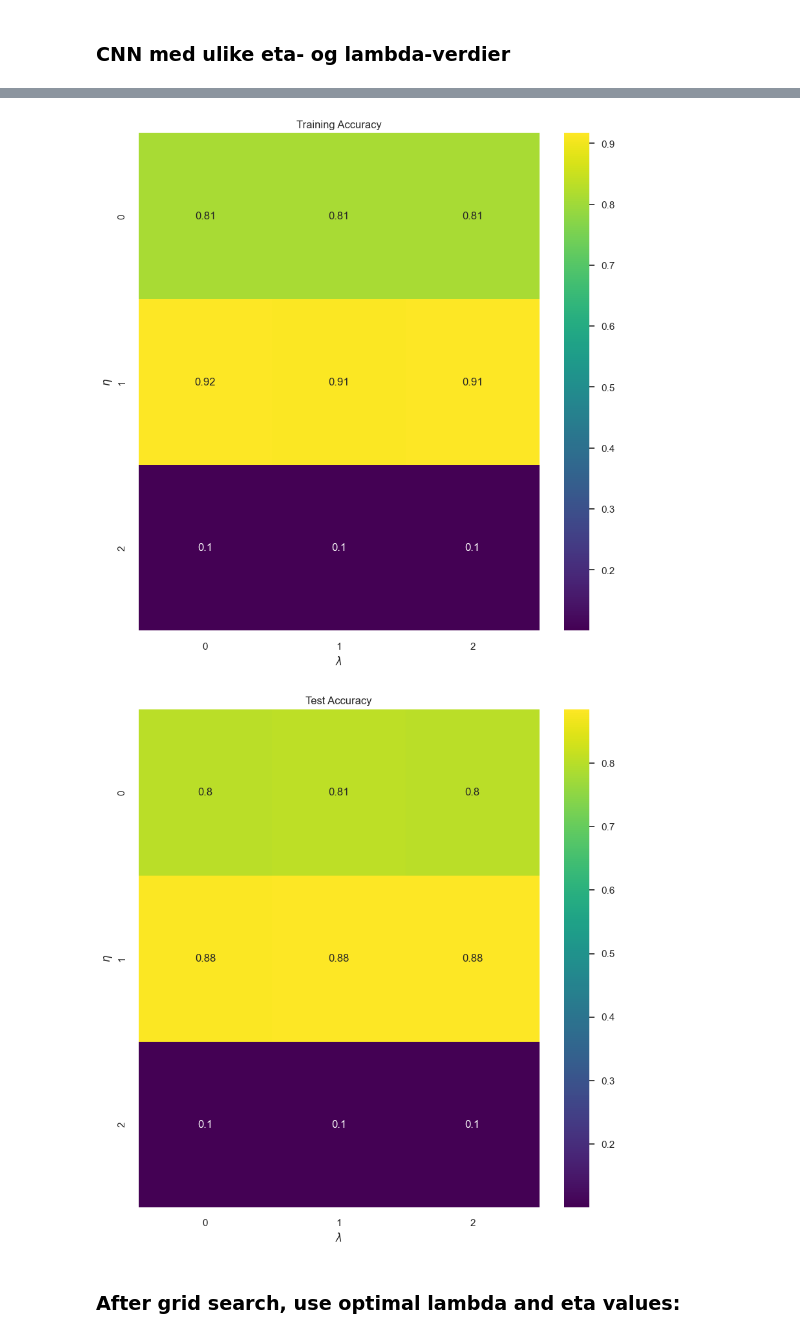
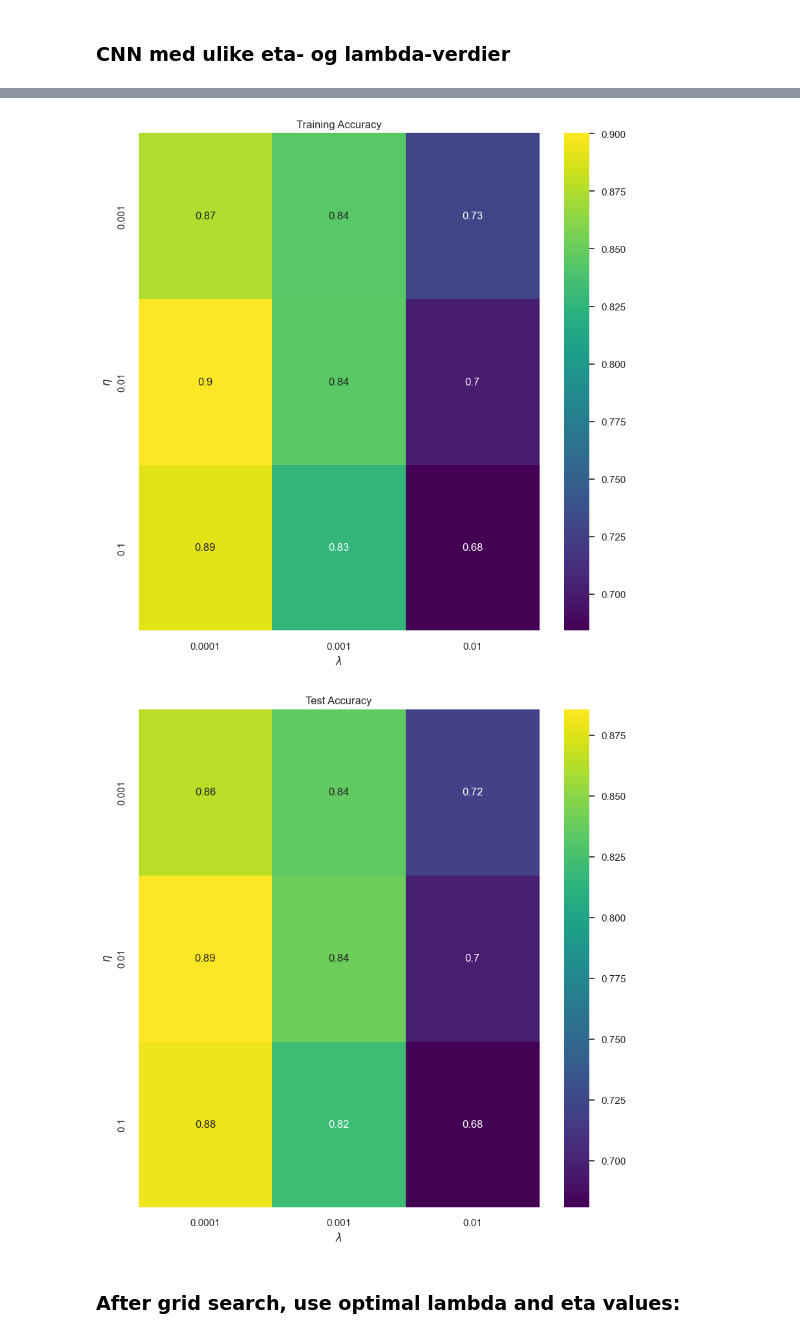
Before and after one commit to trudehalv/FYS_STK4155_project_3, a Jupyter notebook: src/CNN.ipynb, the cells around one changed output, grey strips where cells are left out. Cells and saved outputs as stored; diff of their text form; code cells hidden in the pictures.

```diff
--- a/src/CNN.ipynb
+++ b/src/CNN.ipynb
@@ -56,13 +68,20 @@ lmbd_vals = np.logspace(-5,1,3)
+# %%
+epochs = 10 # Relatively small number of epochs to efficiently find optimal values
+batch_size = 256 # Relatively large batch size
+
+eta_vals = [0.0001, 0.001, 0.01]
+lmbd_vals = [0.001, 0.01, 0.1]
 # %% [markdown]
 ### CNN med ulike eta- og lambda-verdier
 # %%
-# INITIALIZE EMPTY MATRIX TO STORE?
+# INITIALIZE EMPTY MATRIX TO STORE RESULTS FOR THE DIFFERENT ETA AND LAMBDA VALUES
 CNN_keras = np.zeros((len(eta_vals),len(lmbd_vals)), dtype=object)
+
 for i, eta in enumerate(eta_vals):
     for j, lmbd in enumerate(lmbd_vals):
         CNN = create_CNN(eta, lmbd)
         history = CNN.fit(train_images, train_labels, validation_split = 0.2,
-                          batch_size=64, epochs=10,
+                          batch_size=batch_size, epochs=epochs,
                           validation_data=(test_images, test_labels))
         scores =  CNN.evaluate(test_images, test_labels, verbose=2)
         #test_loss, test_accuracy = model.evaluate(test_images, test_labels, verbose=2)
@@ -70,7 +89,7 @@ for i, eta in enumerate(eta_vals):
 
         print("Learning rate = ", eta)
         print("Lambda = ", lmbd)
-        print("Test accuracy: %.3f" % scores[1])
+        print("Test accuracy: %.3f" % scores[1]) # scores[0] is loss...
         print()
 # %% [output]
 Epoch 1/10
@@ -95,8 +118,5 @@ Ser at på et punkt så blir alle accuracies 0.1. Bruk andre verdier for eta og
 # %%
 # visual representation of grid search
-# uses seaborn heatmap, could probably do this in matplotlib
-import seaborn as sns
-
 sns.set_theme(style='darkgrid')
 
 train_accuracy = np.zeros((len(eta_vals), len(lmbd_vals)))
@@ -111,16 +131,20 @@ for i in range(len(eta_vals)):
 
 
 fig, ax = plt.subplots(figsize = (10, 10))
-sns.heatmap(train_accuracy, annot=True, ax=ax, cmap="viridis")
-ax.set_title("Training Accuracy")
-ax.set_ylabel("$\eta$")
-ax.set_xlabel("$\lambda$")
+sns.heatmap(train_accuracy,  annot=True, ax=ax, cmap='viridis',
+            xticklabels=eta_vals,
+            yticklabels=lmbd_vals)
+ax.set_title('Training Accuracy')
+ax.set_ylabel('$\eta$')
+ax.set_xlabel('$\lambda$')
 plt.show()
 
 fig, ax = plt.subplots(figsize = (10, 10))
-sns.heatmap(test_accuracy, annot=True, ax=ax, cmap="viridis")
-ax.set_title("Test Accuracy")
-ax.set_ylabel("$\eta$")
-ax.set_xlabel("$\lambda$")
+sns.heatmap(test_accuracy, annot=True, ax=ax, cmap='viridis',
+            xticklabels=eta_vals,
+            yticklabels=lmbd_vals)
+ax.set_title('Test Accuracy')
+ax.set_ylabel('$\eta$')
+ax.set_xlabel('$\lambda$')
 plt.show()
 # %% [output]
@@ -145,5 +169,5 @@ plt.show()
-[figure, old version]
+[figure, new version]
-[figure, old version]
+[figure, new version]
 # %% [markdown]
 ### After grid search, use optimal lambda and eta values:
 # %%
```
Also changed, not shown: parts of 17 cells of this notebook.
